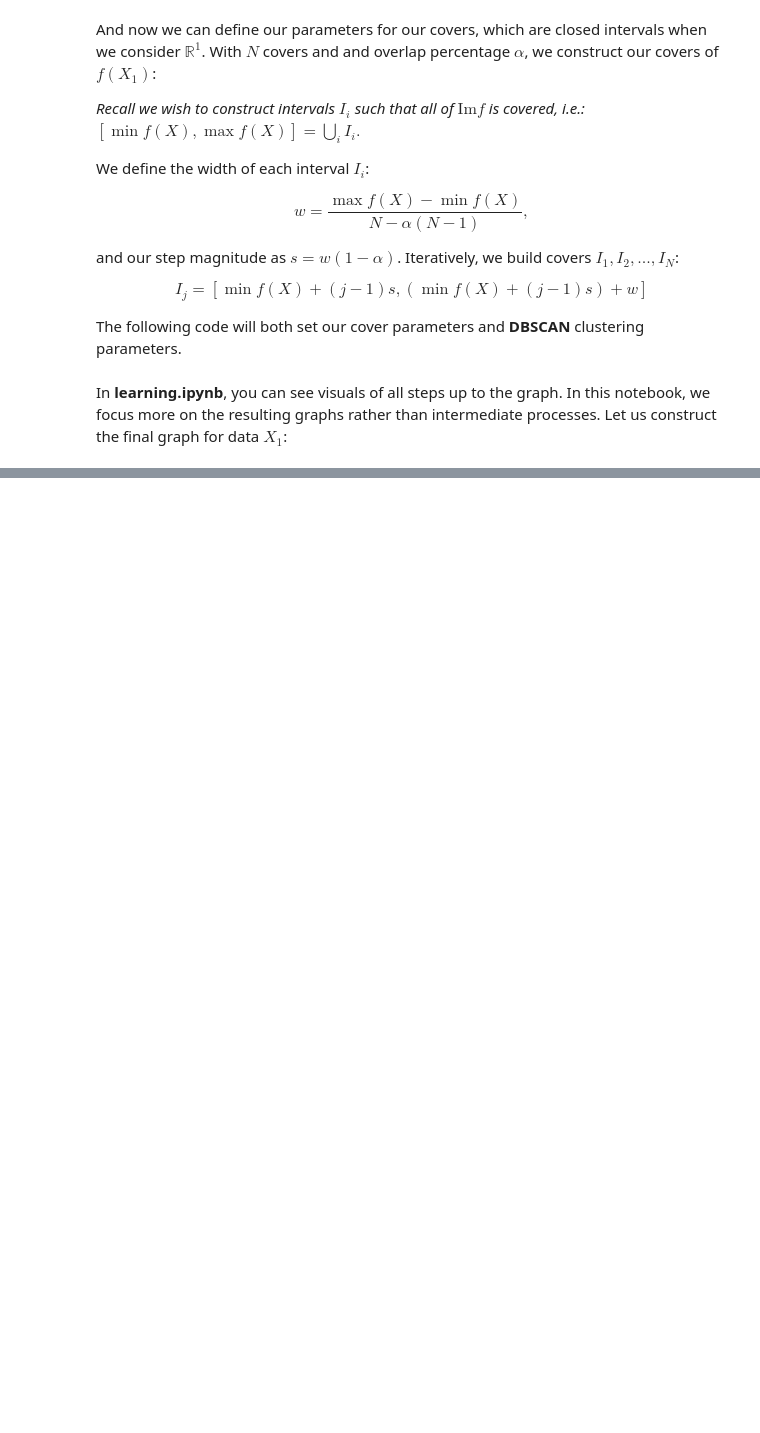
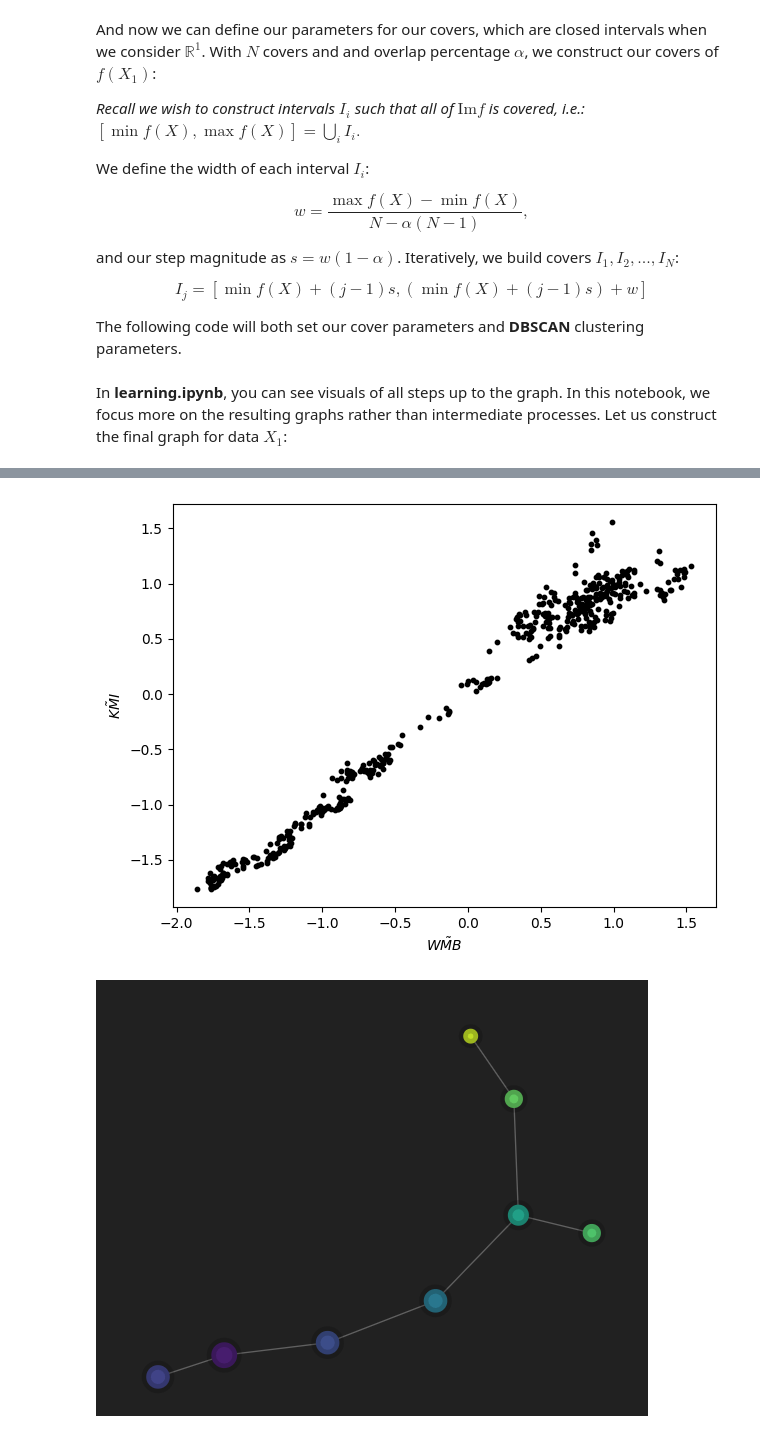
Before and after one commit to p-korolev/tda-project, a Jupyter notebook: structures.ipynb, the cells around one changed output, grey strips where cells are left out. Saved outputs shown, nothing was run; the diff lists cells and outputs as text; code cells hidden in the pictures; blank space fills up the shorter version.

```diff
--- a/structures.ipynb
+++ b/structures.ipynb
@@ -205,0 +207,12 @@ We will write a function **MapGraph** that we will use to construct the Mapper g
+# %%
+from IPython.display import Image, display
+
+plt.scatter(x=X1[:, 0], y=X1[:, 1], color = "black", s=10)
+plt.xlabel(r"$\tilde{WMB}$")
+plt.ylabel(r"$\tilde{KMI}$")
+plt.tight_layout()
+plt.show()
+display(Image(filename="png/6_cover/WMB_KMI graph.png"))
+# %% [output]
+[figure, added]
+[figure, added]
```
Also changed, not shown: parts of 11 cells of this notebook.
